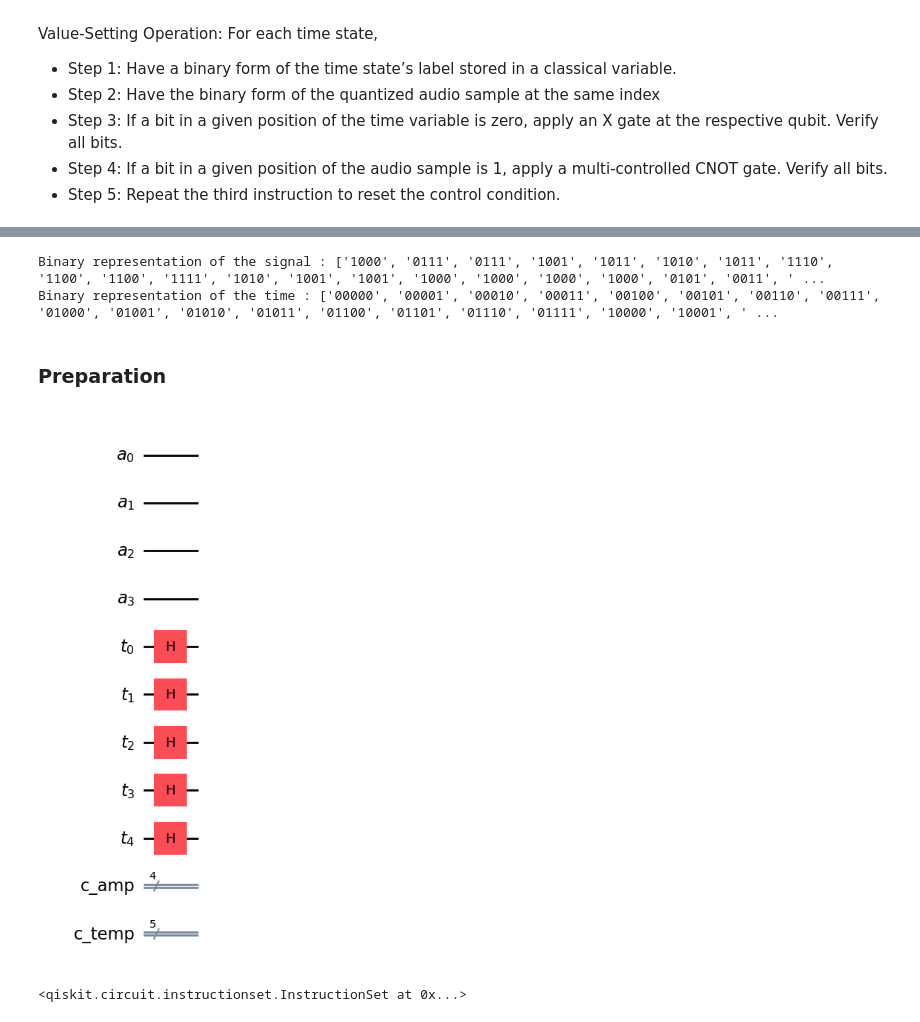
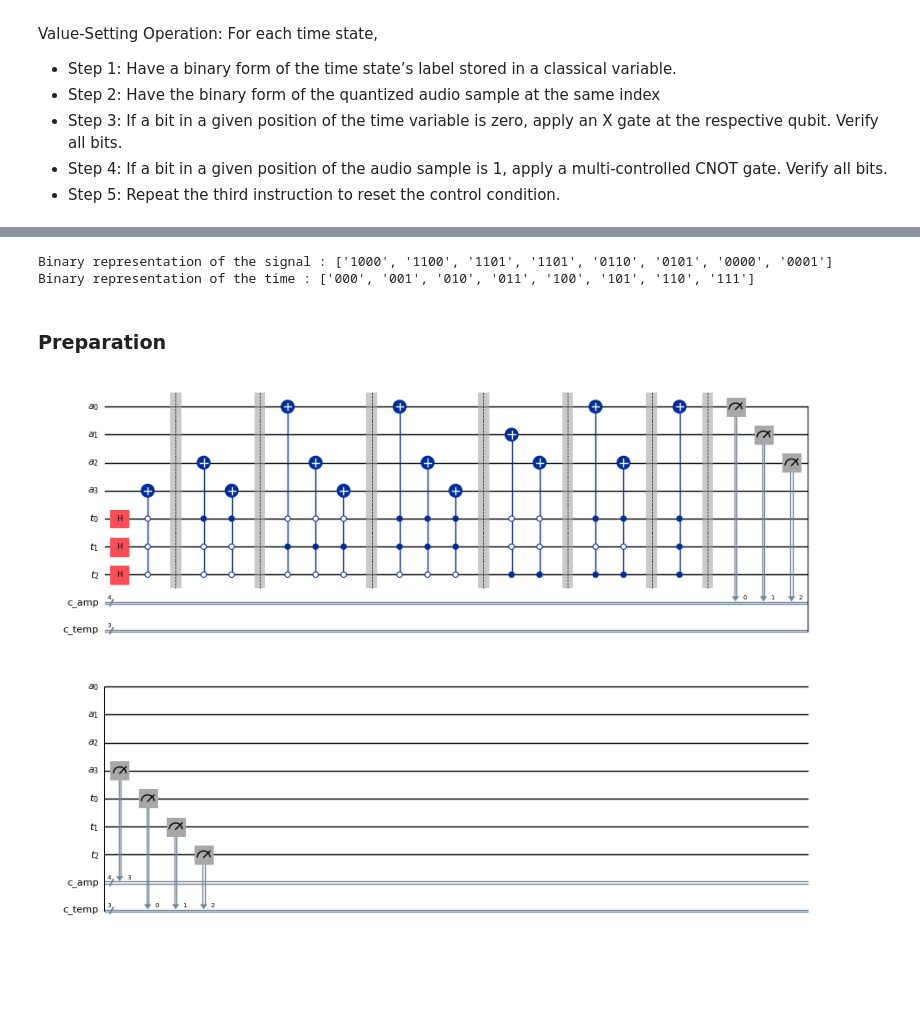
Before and after one commit to quentinRuiz/Quantum_learning, a Jupyter notebook: Introduction_to_Quantum_Audio/Algorithms/QSM.ipynb, the cells around one changed output, grey strips where cells are left out. Drawn from its saved outputs; the diff is of its cells as text; code cells hidden in the pictures; blank space fills up the shorter version.

```diff
--- a/Introduction_to_Quantum_Audio/Algorithms/QSM.ipynb
+++ b/Introduction_to_Quantum_Audio/Algorithms/QSM.ipynb
@@ -83,7 +83,7 @@ def normalize2quantize(signal: np.array, Resolution: int):
 
 # Resolution
 AmpQubits = 4   # better resolution with an high number of amplitude qubits
-TimeQubits = 5
+TimeQubits = 3
 
 # time vector
 temp = np.arange(0,2**TimeQubits, 1)/2**TimeQubits
@@ -120,59 +120,46 @@ print(f"Binary representation of the signal : {signal_binary}")
 TimeBin = generate_binary_list_from_nqubits(TimeQubits)
 print(f"Binary representation of the time : {TimeBin}")
 # %% [output]
-Binary representation of the signal : ['1000', '0111', '0111', '1001', '1011', '1010', '1011', '1110', '1100', '1100', '1111', '1010', '1001', '1001', '1000', '1000', '1000', '1000', '0101', '0011', ' ...
-Binary representation of the time : ['00000', '00001', '00010', '00011', '00100', '00101', '00110', '00111', '01000', '01001', '01010', '01011', '01100', '01101', '01110', '01111', '10000', '10001', ' ...
+Binary representation of the signal : ['1000', '1100', '1101', '1101', '0110', '0101', '0000', '0001']
+Binary representation of the time : ['000', '001', '010', '011', '100', '101', '110', '111']
 # %% [markdown]
 ### Preparation
 # %%
 # Quantum register
 q_amp = QuantumRegister(AmpQubits, "a")
 q_temp = QuantumRegister(TimeQubits, "t")
 
 #classical register
 c_amp = ClassicalRegister(AmpQubits, "c_amp")
 c_temp = ClassicalRegister(TimeQubits, "c_temp")
 
 # creation of the circuit with hadamard gates on time qubits
 circuit = QuantumCircuit(q_amp, q_temp, c_amp, c_temp)
 
 circuit.h(q_temp)
-display(circuit.draw(output="mpl"))
+for indexTimeBin, timebinary in enumerate(TimeBin):
+    # find null index in the time binary string
+    indices_zeros_time = [i+AmpQubits for i, bit in enumerate(reversed(timebinary)) if bit == '0']
+
+    # find index in the amp binary string which value is equal to 1
+    indices_ones_Amp = [i for i, bit in enumerate(reversed(signal_binary[indexTimeBin])) if bit == '1']
+
+    # Add Controled-X gates depending if the binary value of the samples is equal to 1.
+    if indices_ones_Amp:
+        ctrl_config = timebinary
+        for ff in indices_ones_Amp:
+            # On crée la porte avec l'état de contrôle automatique
+            # Elle ne s'activera que si le registre q_temp est dans l'état ctrl_config
+            gate = MCXGate(num_ctrl_qubits=TimeQubits, ctrl_state=ctrl_config)
+
+            # Application : Contrôles (q_temp) -> Cible (q_amp[ff])
+            circuit.append(gate, list(q_temp) + [q_amp[ff]])
+
+        # Une seule barrière par échantillon temporel pour la clarté
+        circuit.barrier()
+
+circuit.measure(q_amp, c_amp)
+circuit.measure(q_temp, c_temp)
+display(circuit.draw(output="mpl", scale = 0.5))
 # %% [output]
-[figure, old version]
+[figure, new version]
-# %%
-# Run over the time value
-for indexTimeBin, timebinary in enumerate(TimeBin):
-    # find null index in the time binary string
-    indices_zeros_time = [i+AmpQubits for i, bit in enumerate(reversed(timebinary)) if bit == '0']
-
-    # find index in the amp binary string which value is equal to 1
-    indices_ones_Amp = [i for i, bit in enumerate(reversed(signal_binary[indexTimeBin])) if bit == '1']
-
-    # Add Controled-X gates depending if the binary value of the samples is equal to 1.
-    if indices_ones_Amp:
-        if indices_zeros_time:
-            circuit.x(indices_zeros_time)
-            for ff in indices_ones_Amp:
-                # apply X gates
-
-                # apply Ry controled gate
-                cx_gate = XGate().control(TimeQubits) #Controled X gates
-                #circuit.append(cx_gate, list(treg)+list(Ampreg[ff]))
-                circuit.append(cx_gate, list(q_temp) + [q_amp[ff]])
-
-                # apply X gates
-            circuit.x(indices_zeros_time)
-            circuit.barrier()
-        else:
-            # If any null value is found in time binary value, apply only an Controlled X gate on amp value equal to 1.
-            for ff in indices_ones_Amp:
-                cx_gate = XGate().control(TimeQubits) #/!\ the angle to apply is twice in qiskit
-                circuit.append(cx_gate, list(q_temp)+ [q_amp[ff]])
-                circuit.barrier()
-
-# measure
-circuit.measure(q_amp, c_amp)
-circuit.measure(q_temp, c_temp)
-# %% [output]
-<qiskit.circuit.instructionset.InstructionSet at 0x...>
```
Also changed, not shown: parts of 8 cells of this notebook.
